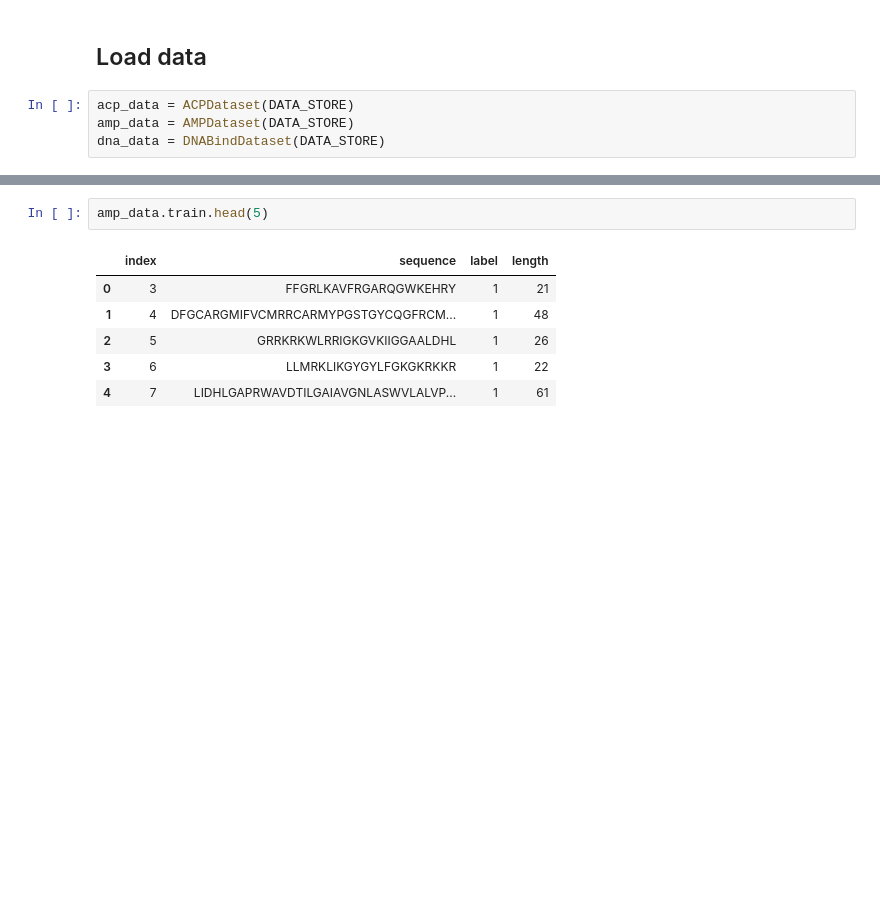
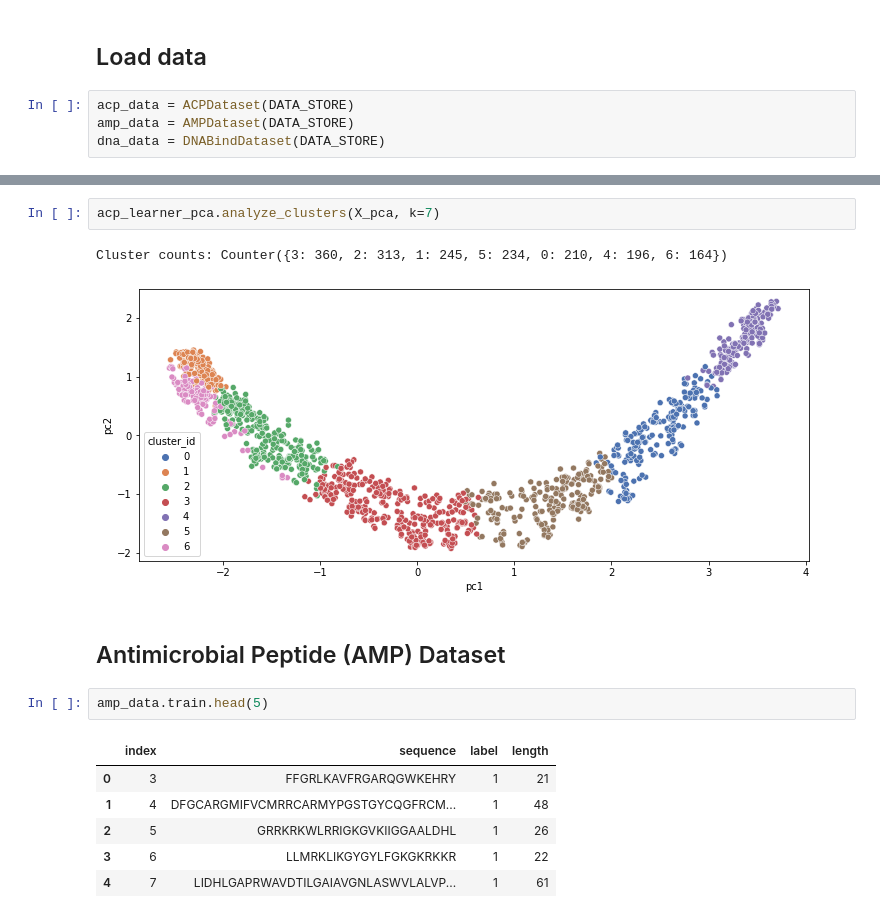
Before and after one commit to vin00d/peptide, a Jupyter notebook: 03_onehot.ipynb, the cells around one changed output, grey strips where cells are left out. Drawn from its saved outputs; the diff is of its cells as text; blank space fills up the shorter version.

```diff
--- a/03_onehot.ipynb
+++ b/03_onehot.ipynb
@@ -32,3 +173,10 @@ dna_data = DNABindDataset(DATA_STORE)
+# %%
+acp_learner_pca.analyze_clusters(X_pca, k=7)
+# %% [output]
+Cluster counts: Counter({3: 360, 2: 313, 1: 245, 5: 234, 0: 210, 4: 196, 6: 164})
+[figure, added]
+# %% [markdown]
+## Antimicrobial Peptide (AMP) Dataset
 # %%
 amp_data.train.head(5)
 # %% [output]
```
Also changed, not shown: parts of 105 cells of this notebook, 9 other files.
